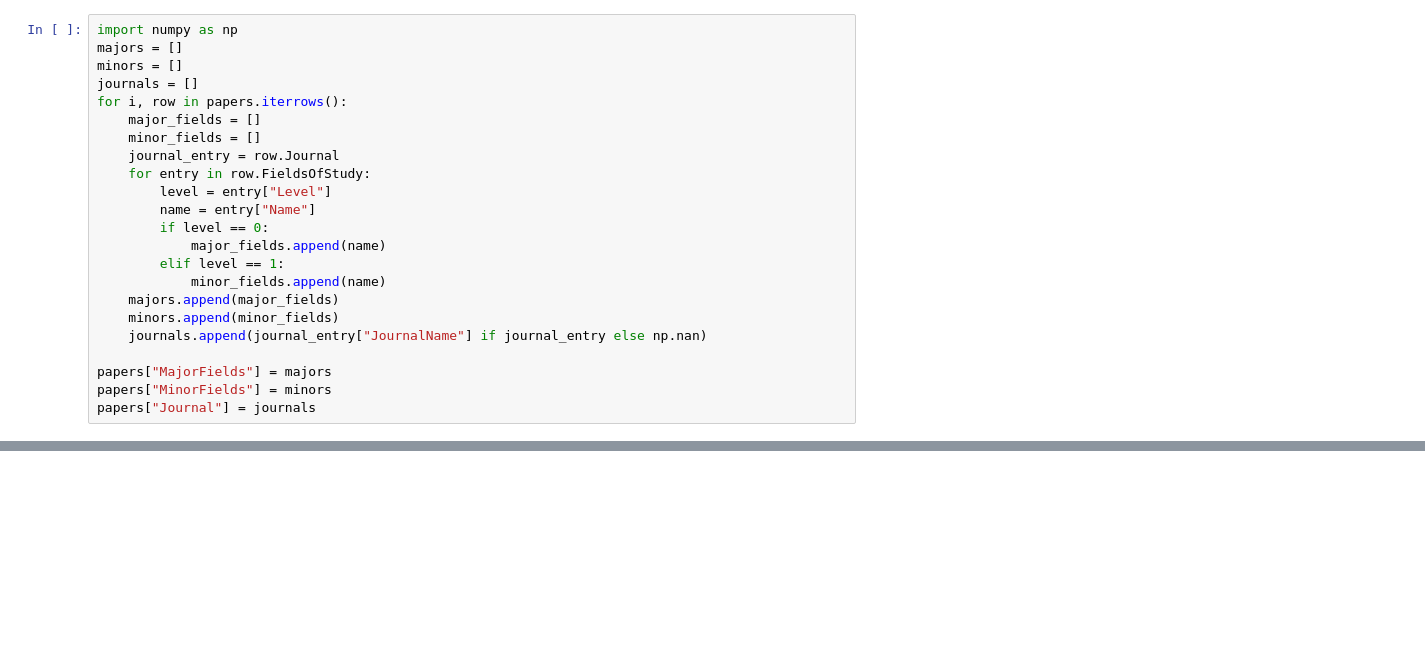
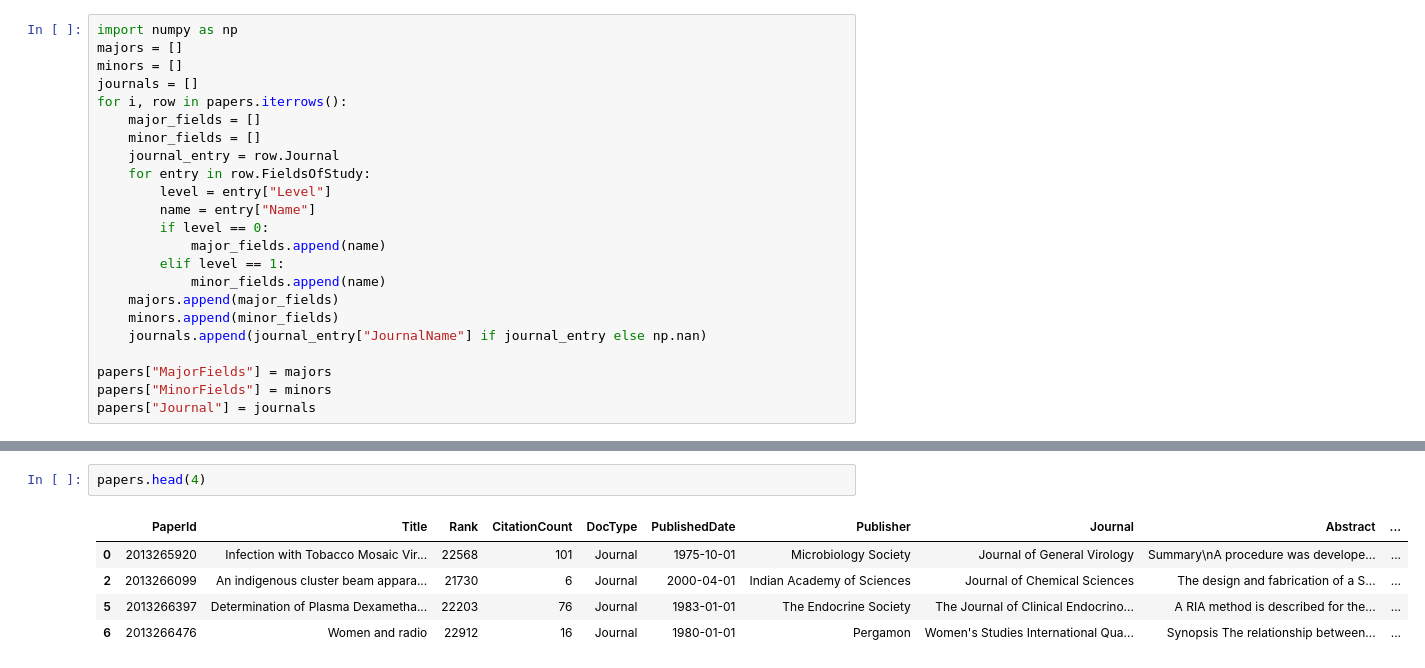
Before and after one commit to anton164/predicting-citation-counts, a Jupyter notebook: notebooks/eli_exploration.ipynb, the cells around one changed output, grey strips where cells are left out. Drawn from its saved outputs; the diff is of its cells as text; blank space fills up the shorter version.

```diff
--- a/notebooks/eli_exploration.ipynb
+++ b/notebooks/eli_exploration.ipynb
@@ -117,0 +118,8 @@ Name: Journal, Length: 182007, dtype: object
+# %%
+papers.head(4)
+# %% [output]
+|  | PaperId | Title | Rank | CitationCount | DocType | PublishedDate | Publisher | Journal | Abstract | ... |
+| 0 | 2013265920 | Infection with Tobacco Mosaic Vir... | 22568 | 101 | Journal | 1975-10-01 | Microbiology Society | Journal of General Virology | Summary\nA procedure was develope... | ... |
+| 2 | 2013266099 | An indigenous cluster beam appara... | 21730 | 6 | Journal | 2000-04-01 | Indian Academy of Sciences | Journal of Chemical Sciences | The design and fabrication of a S... | ... |
+| 5 | 2013266397 | Determination of Plasma Dexametha... | 22203 | 76 | Journal | 1983-01-01 | The Endocrine Society | The Journal of Clinical Endocrino... | A RIA method is described for the... | ... |
+| 6 | 2013266476 | Women and radio | 22912 | 16 | Journal | 1980-01-01 | Pergamon | Women's Studies International Qua... | Synopsis The relationship between... | ... |
```
Also changed, not shown: parts of 6 cells of this notebook.
